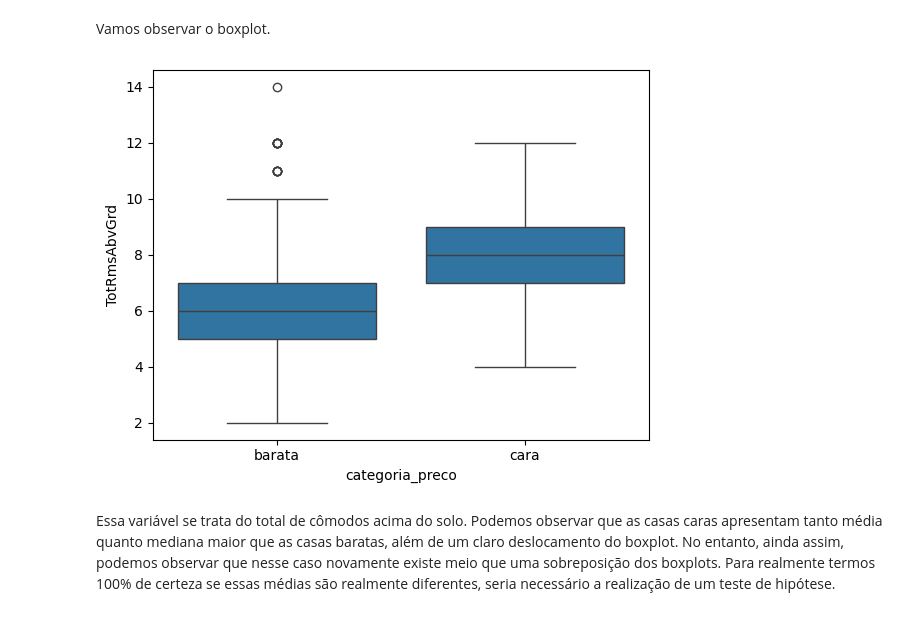
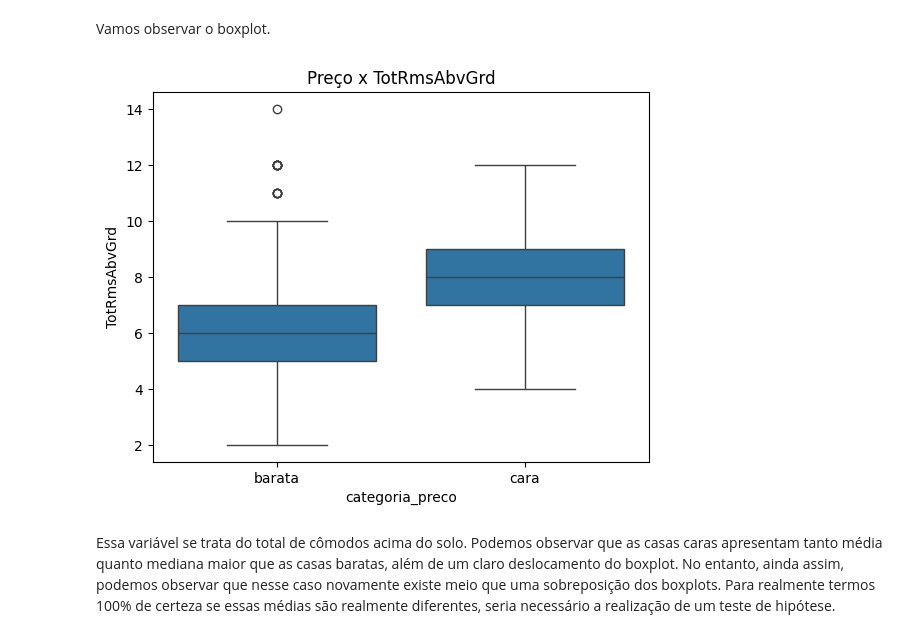
Before and after one commit to JosenildoJunior/Blog2, a Jupyter notebook: Estatística_descritiva_EBA.ipynb, the cells around one changed output. Saved outputs shown, nothing was run; the diff lists cells and outputs as text; code cells hidden in the pictures.

```diff
--- a/Estatística_descritiva_EBA.ipynb
+++ b/Estatística_descritiva_EBA.ipynb
@@ -324,9 +334,10 @@ Name: TotRmsAbvGrd, dtype: float64
 Vamos observar o boxplot.
 # %%
 # Criando o boxplot
-sns.boxplot(data = df, x = "categoria_preco", y = "TotRmsAbvGrd");
+sns.boxplot(data = df, x = "categoria_preco", y = "TotRmsAbvGrd")
+plt.title("Preço x TotRmsAbvGrd");
 # %% [output]
-[figure, old version]
+[figure, new version]
 # %% [markdown]
 Essa variável se trata do total de cômodos acima do solo. Podemos observar que as casas caras apresentam tanto média quanto mediana maior que as casas baratas, além de um claro deslocamento do boxplot. No entanto, ainda assim, podemos observar que nesse caso novamente existe meio que uma sobreposição dos boxplots. Para realmente termos 100% de certeza se essas médias são realmente diferentes, seria necessário a realização de um teste de hipótese.
 # %% [markdown]
```
Also changed, not shown: parts of 101 cells of this notebook.
